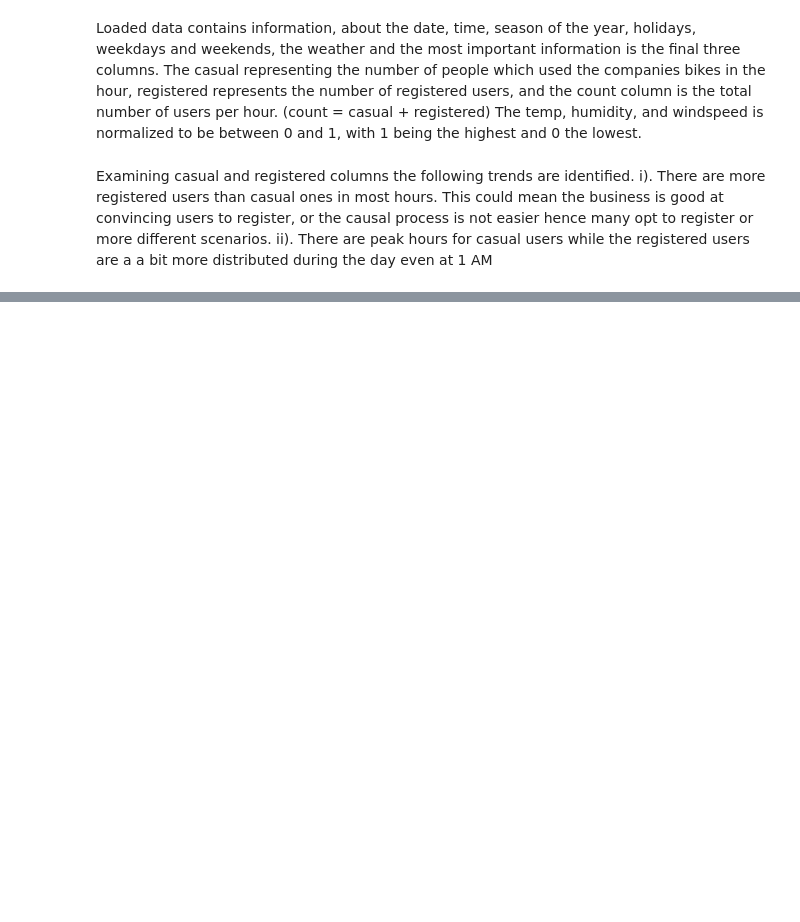
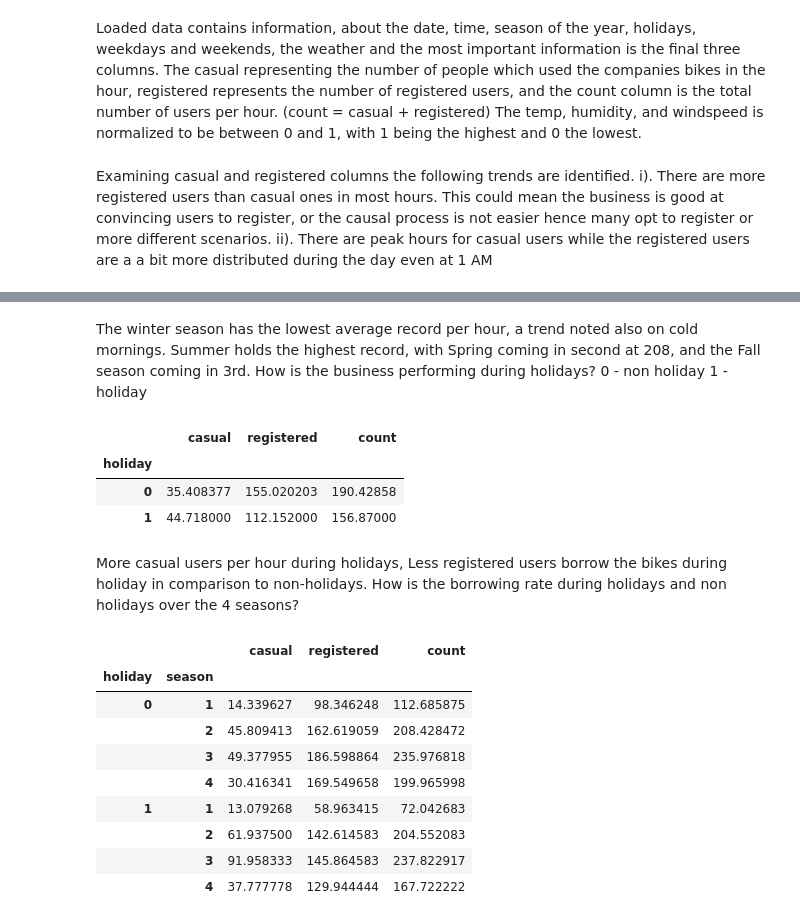
Before and after one commit to gikurujulius/Exploratory-Data-Analysis, a Jupyter notebook: Exploratory_DataAnalysis.ipynb, the cells around one changed output, grey strips where cells are left out. Drawn from its saved outputs; the diff is of its cells as text; code cells hidden in the pictures; blank space fills up the shorter version.

```diff
--- a/Exploratory_DataAnalysis.ipynb
+++ b/Exploratory_DataAnalysis.ipynb
@@ -31,0 +112,30 @@ Examining casual and registered columns the following trends are identified.
+# %% [markdown]
+The winter season has the lowest average record per hour, a trend noted also on cold mornings. Summer holds the highest record, with Spring coming in second at 208, and the Fall season coming in 3rd.
+How is the business performing during holidays?
+0 - non holiday
+1 - holiday
+# %%
+holiday_data = bike_data[['holiday', 'casual', 'registered', 'count']].groupby('holiday').mean()
+holiday_data
+# %% [output]
+|  | casual | registered | count |
+| holiday |  |  |  |
+| 0 | 35.408377 | 155.020203 | 190.42858 |
+| 1 | 44.718000 | 112.152000 | 156.87000 |
+# %% [markdown]
+More casual users per hour during holidays, Less registered users borrow the bikes during holiday in comparison to non-holidays.
+How is the borrowing rate during holidays and non holidays over the 4 seasons?
+# %%
+season_holiday_data = bike_data[['season', 'holiday', 'casual', 'registered', 'count']].groupby(['holiday', 'season']).mean()
+season_holiday_data
+# %% [output]
+|  |  | casual | registered | count |
+| holiday | season |  |  |  |
+| 0 | 1 | 14.339627 | 98.346248 | 112.685875 |
+|  | 2 | 45.809413 | 162.619059 | 208.428472 |
+|  | 3 | 49.377955 | 186.598864 | 235.976818 |
+|  | 4 | 30.416341 | 169.549658 | 199.965998 |
+| 1 | 1 | 13.079268 | 58.963415 | 72.042683 |
+|  | 2 | 61.937500 | 142.614583 | 204.552083 |
+|  | 3 | 91.958333 | 145.864583 | 237.822917 |
+|  | 4 | 37.777778 | 129.944444 | 167.722222 |
```
Also changed, not shown: parts of 14 cells of this notebook.
